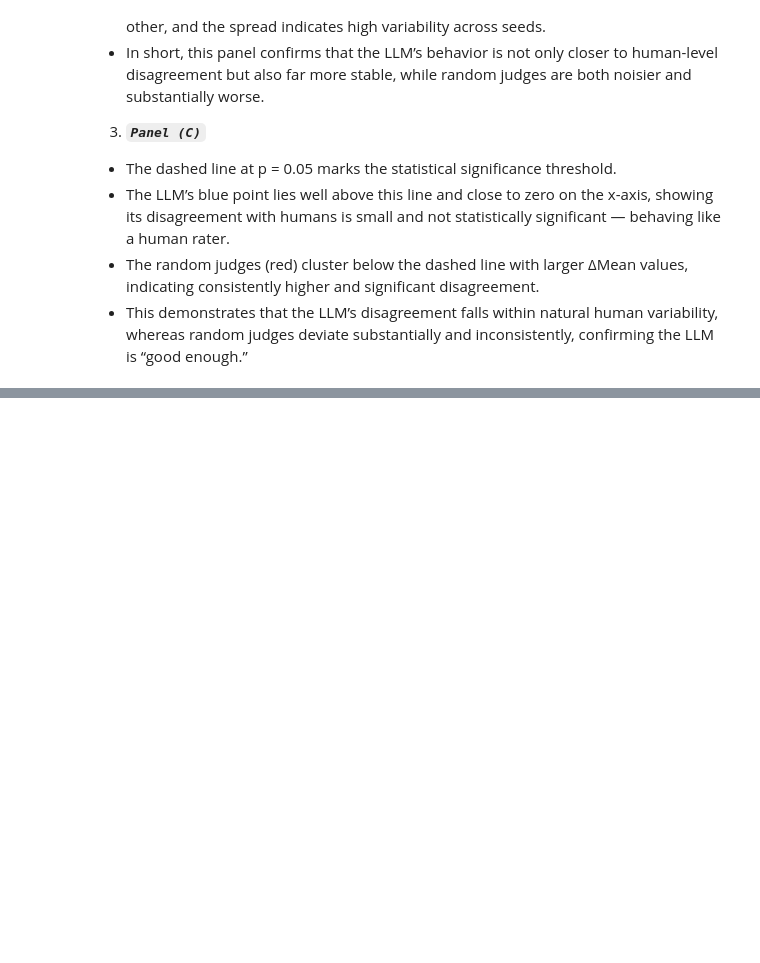
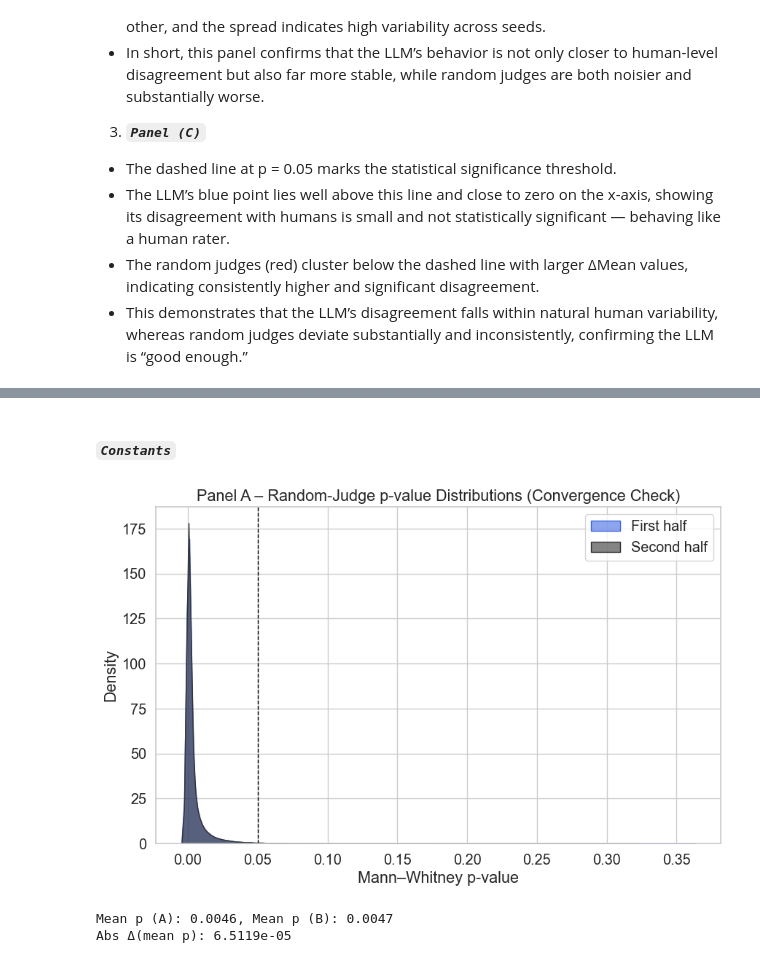
Before and after one commit to Ocean-code-1995/llm-judge-good-enough, a Jupyter notebook: politifact/src/analysis.ipynb, the cells around one changed output, grey strips where cells are left out. Cells and saved outputs as stored; diff of their text form; code cells hidden in the pictures; blank space fills up the shorter version.

```diff
--- a/politifact/src/analysis.ipynb
+++ b/politifact/src/analysis.ipynb
@@ -413,0 +421,7 @@ judge.visualize_robustness(
+# %%
+gpt4_dis = model_disagreements["GPT-4o mini"]
+random_dis = model_disagreements["Random Judge"]
+
+print(f"GPT-4o mini disagreement: {gpt4_dis}")
+print(f"Random Judge disagreement: {random_dis}")
+print(f"Human disagreement: {human_disagreements}")
@@ -413,0 +446,68 @@ judge.visualize_robustness(
+# %% [markdown]
+#### ***`Constants`***
+# %%
+# rating scale boundaries for random judges
+MIN_SCORE, MAX_SCORE = 0, 5
+
+# number of Monte-Carlo iterations
+N_ITER = 100_000
+# %%
+import numpy as np
+import pandas as pd
+import seaborn as sns
+import matplotlib.pyplot as plt
+from scipy.stats import mannwhitneyu
+
+# === given from your setup ===
+human_disagreements = np.array(human_disagreements)
+gpt4_dis = np.array(gpt4_dis)
+
+
+# container for results
+p_values = []
+
+# reproducibility seed
+rng = np.random.default_rng(42)
+
+for i in range(N_ITER):
+    # simulate a random judge's scores in the 0–2 range
+    random_ratings = rng.integers(MIN_SCORE, MAX_SCORE + 1, size=len(human_disagreements))
+
+    # compute random-human disagreements
+    random_human_dis = np.abs(random_ratings - human_disagreements)
+
+    # Mann-Whitney U test: are random-human disagreements greater than human-human?
+    p_val = mannwhitneyu(
+        x=random_human_dis,
+        y=human_disagreements,
+        alternative="greater"
+    ).pvalue
+
+    p_values.append(p_val)
+
+p_values = np.array(p_values)
+
+# === split into two halves to check convergence ===
+half = len(p_values) // 2
+p_A = p_values[:half]
+p_B = p_values[half:]
+
+# === visualize: Panel A (two KDEs) ===
+sns.set_theme(style="whitegrid", font_scale=1.3)
+plt.figure(figsize=(10, 6))
+sns.kdeplot(p_A, fill=True, alpha=0.6, label="First half", color="royalblue") #"#56B4E9" # dodgerblue
+sns.kdeplot(p_B, fill=True, alpha=0.6, label="Second half", color="#333333")
+plt.axvline(0.05, color="black", linestyle="--", lw=1)
+plt.xlabel("Mann–Whitney p-value")
+plt.ylabel("Density")
+plt.title("Panel A – Random-Judge p-value Distributions (Convergence Check)")
+plt.legend()
+plt.show()
+
+# optional: quick numeric convergence diagnostics
+print(f"Mean p (A): {p_A.mean():.4f}, Mean p (B): {p_B.mean():.4f}")
+print(f"Abs Δ(mean p): {abs(p_A.mean() - p_B.mean()):.4e}")
+# %% [output]
+[figure, added]
+Mean p (A): 0.0046, Mean p (B): 0.0047
+Abs Δ(mean p): 6.5119e-05
```
Also changed, not shown: parts of 11 cells of this notebook.
